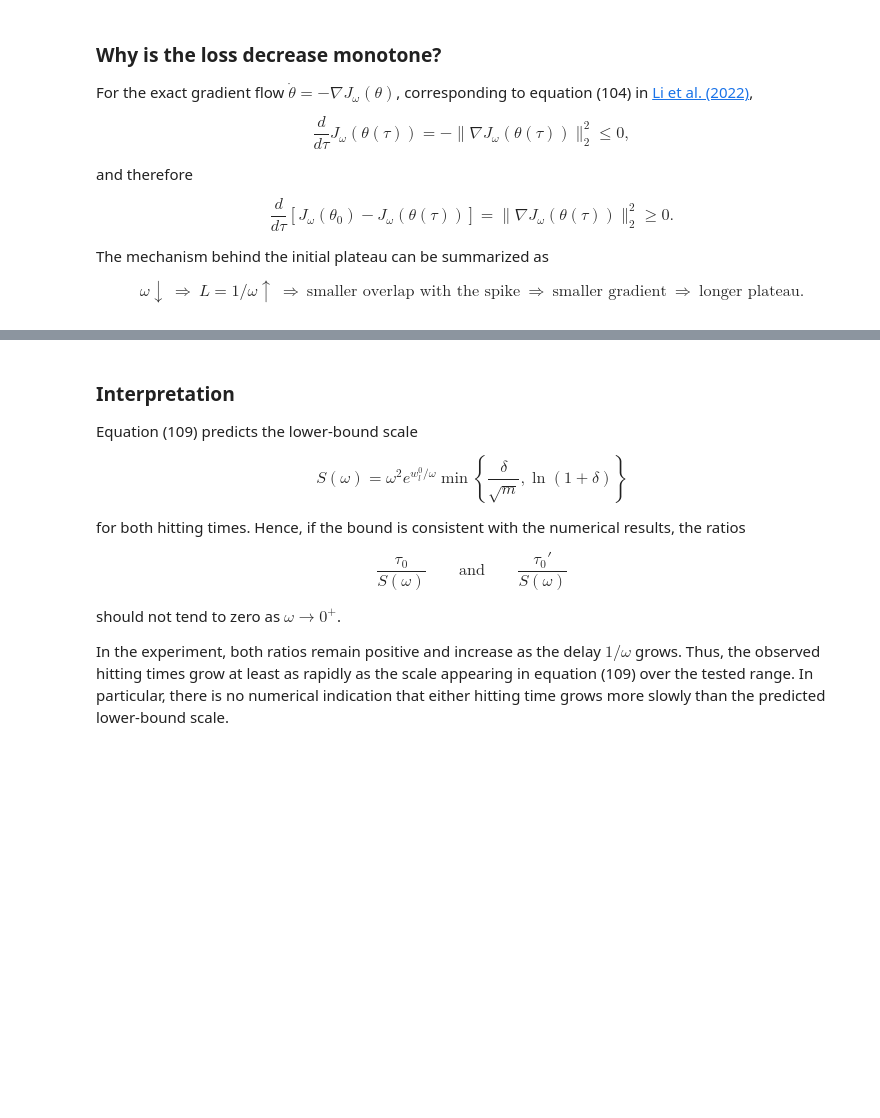
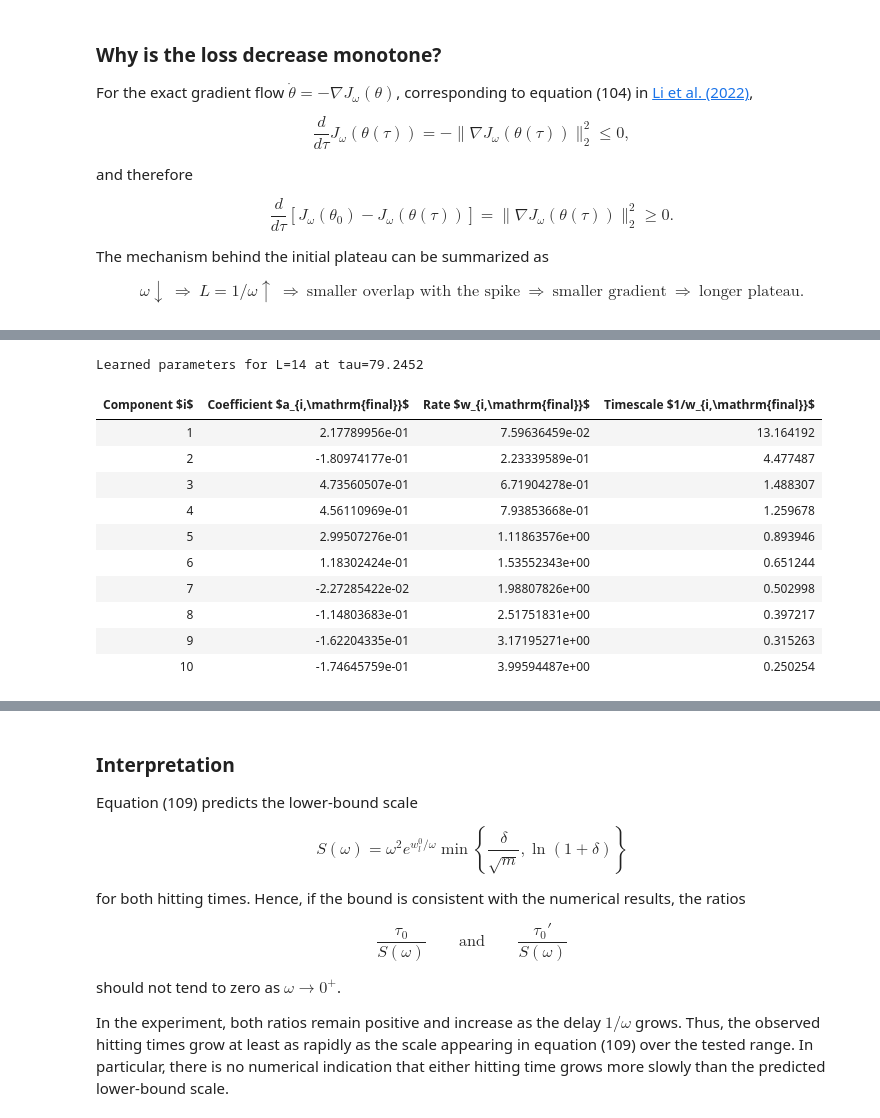
Before and after one commit to e-kru/ct-rnn-memory-kernels, a Jupyter notebook: notebooks/08_theorem20_plateauing.ipynb, the cells around one changed output, grey strips where cells are left out. Saved outputs shown, nothing was run; the diff lists cells and outputs as text; code cells hidden in the pictures; blank space fills up the shorter version.

```diff
--- a/notebooks/08_theorem20_plateauing.ipynb
+++ b/notebooks/08_theorem20_plateauing.ipynb
@@ -783 +850,59 @@ $$
+# %%
+example_parameter_delay = 14.0
+example_parameter_result = min(
+    illustrative_results,
+    key=lambda item: abs(item["memory_length"] - example_parameter_delay),
+)
+
+if not np.isclose(
+    example_parameter_result["memory_length"],
+    example_parameter_delay,
+):
+    raise RuntimeError(
+        f"No illustrative result found for L={example_parameter_delay:g}."
+    )
+
+learned_parameter_table = pd.DataFrame(
+    {
+        r"Component $i$": np.arange(1, exp.MODEL_WIDTH + 1),
+        r"Coefficient $a_{i,\mathrm{final}}$": (
+            example_parameter_result["final_coefficients"]
+        ),
+        r"Rate $w_{i,\mathrm{final}}$": (
+            example_parameter_result["final_rates"]
+        ),
+        r"Timescale $1/w_{i,\mathrm{final}}$": (
+            1.0 / example_parameter_result["final_rates"]
+        ),
+    }
+)
+
+display(
+    learned_parameter_table.style.format(
+        {
+            r"Coefficient $a_{i,\mathrm{final}}$": "{:.8e}",
+            r"Rate $w_{i,\mathrm{final}}$": "{:.8e}",
+            r"Timescale $1/w_{i,\mathrm{final}}$": "{:.6f}",
+        }
+    )
+    .hide(axis="index")
+    .set_caption(
+        "Learned parameters for "
+        f"L={example_parameter_result['memory_length']:.0f} at "
+        f"tau={example_parameter_result['training_times'][-1]:.6g}"
+    )
+)
+# %% [output]
+Learned parameters for L=14 at tau=79.2452
+| Component $i$ | Coefficient $a_{i,\mathrm{final}}$ | Rate $w_{i,\mathrm{final}}$ | Timescale $1/w_{i,\mathrm{final}}$ |
+| 1 | 2.17789956e-01 | 7.59636459e-02 | 13.164192 |
+| 2 | -1.80974177e-01 | 2.23339589e-01 | 4.477487 |
+| 3 | 4.73560507e-01 | 6.71904278e-01 | 1.488307 |
+| 4 | 4.56110969e-01 | 7.93853668e-01 | 1.259678 |
+| 5 | 2.99507276e-01 | 1.11863576e+00 | 0.893946 |
+| 6 | 1.18302424e-01 | 1.53552343e+00 | 0.651244 |
+| 7 | -2.27285422e-02 | 1.98807826e+00 | 0.502998 |
+| 8 | -1.14803683e-01 | 2.51751831e+00 | 0.397217 |
+| 9 | -1.62204335e-01 | 3.17195271e+00 | 0.315263 |
+| 10 | -1.74645759e-01 | 3.99594487e+00 | 0.250254 |
 # %% [markdown]
```
Also changed, not shown: parts of 13 cells of this notebook, 1 other file.
